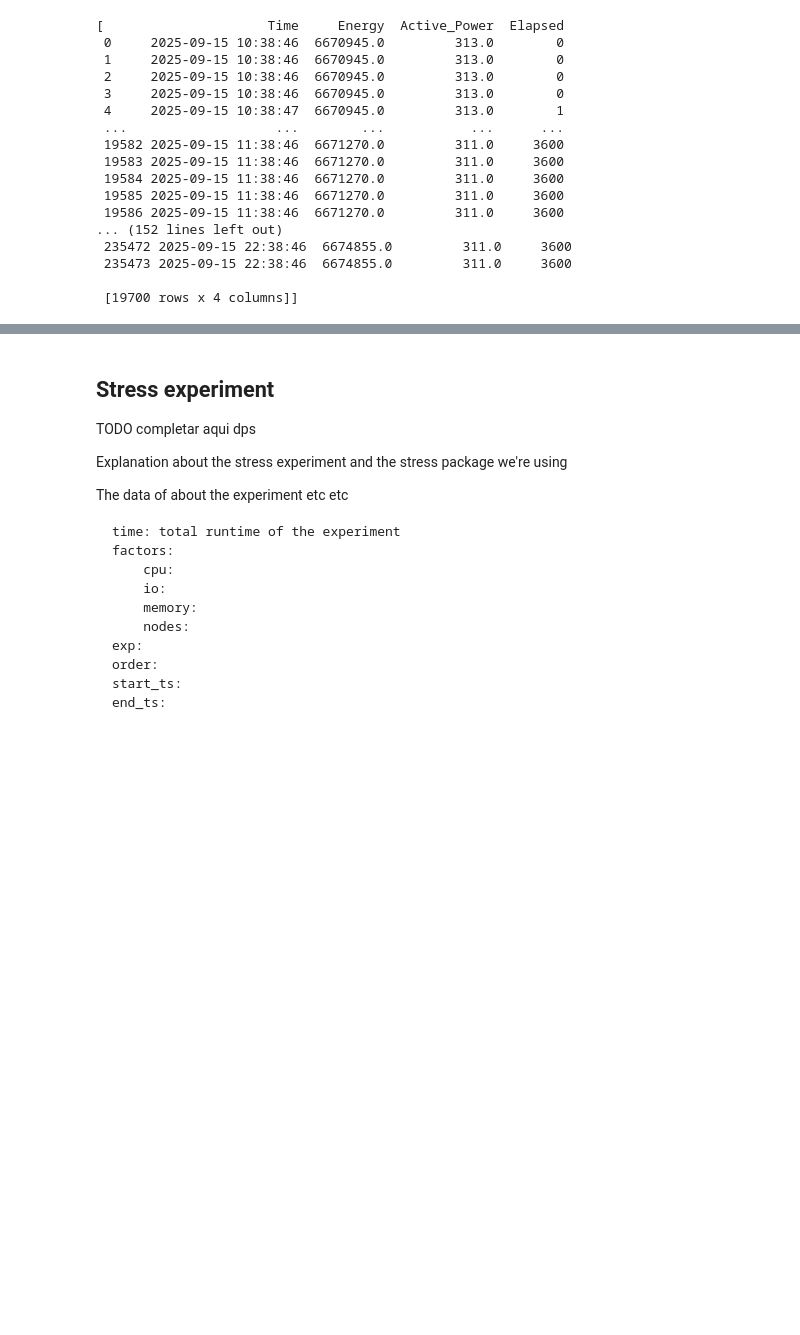
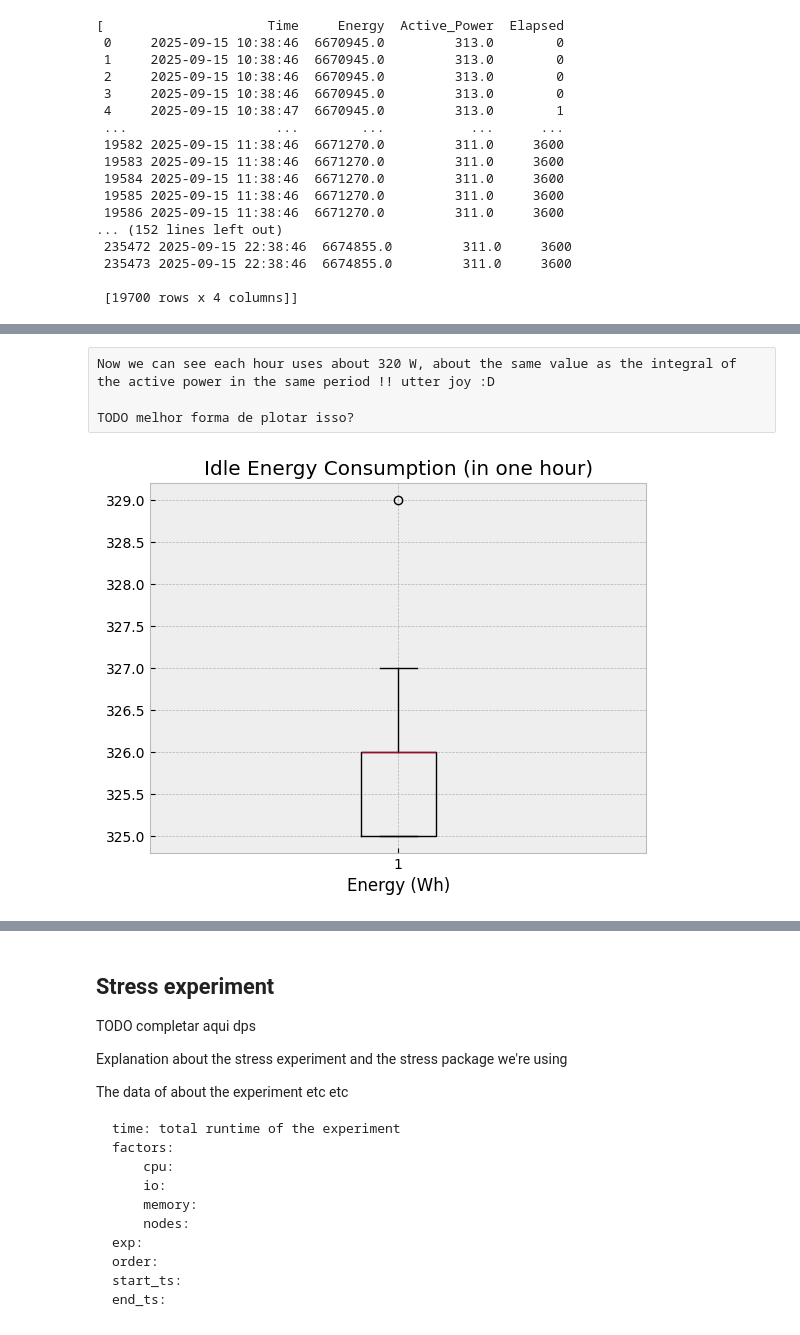
Before and after one commit to othomarcondes/CMP223-EnergyMeasurements, a Jupyter notebook: data_analysis.ipynb, the cells around one changed output, grey strips where cells are left out. Drawn from its saved outputs; the diff is of its cells as text; code cells hidden in the pictures; blank space fills up the shorter version.

```diff
--- a/data_analysis.ipynb
+++ b/data_analysis.ipynb
@@ -152,0 +188,17 @@ TODO de repente cortar em slices, fazer uns subplots com intervalos menores pra
+# %% [raw]
+Now we can see each hour uses about 320 W, about the same value as the integral of the active power in the same period !! utter joy :D
+
+TODO melhor forma de plotar isso?
+# %%
+fig = plt.figure()
+
+plt.boxplot(idle_cumulative)
+
+plt.title('Idle Energy Consumption (in one hour)')
+plt.xlabel('Energy (Wh)')
+#plt.ylabel('Energy (Wh)')
+
+fig.savefig("figures/idle_cumulative_boxplot.pdf")
+plt.show()
+# %% [output]
+[figure, added]
```
Also changed, not shown: parts of 17 cells of this notebook, 3 other files.
